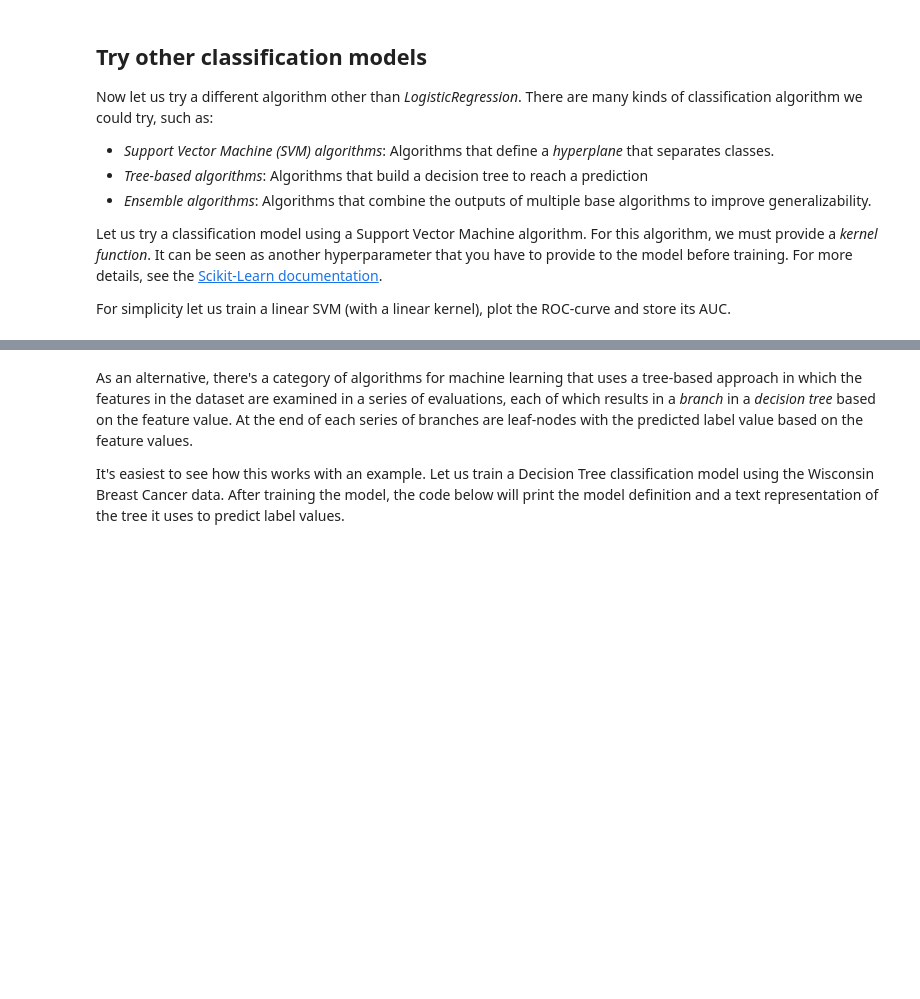
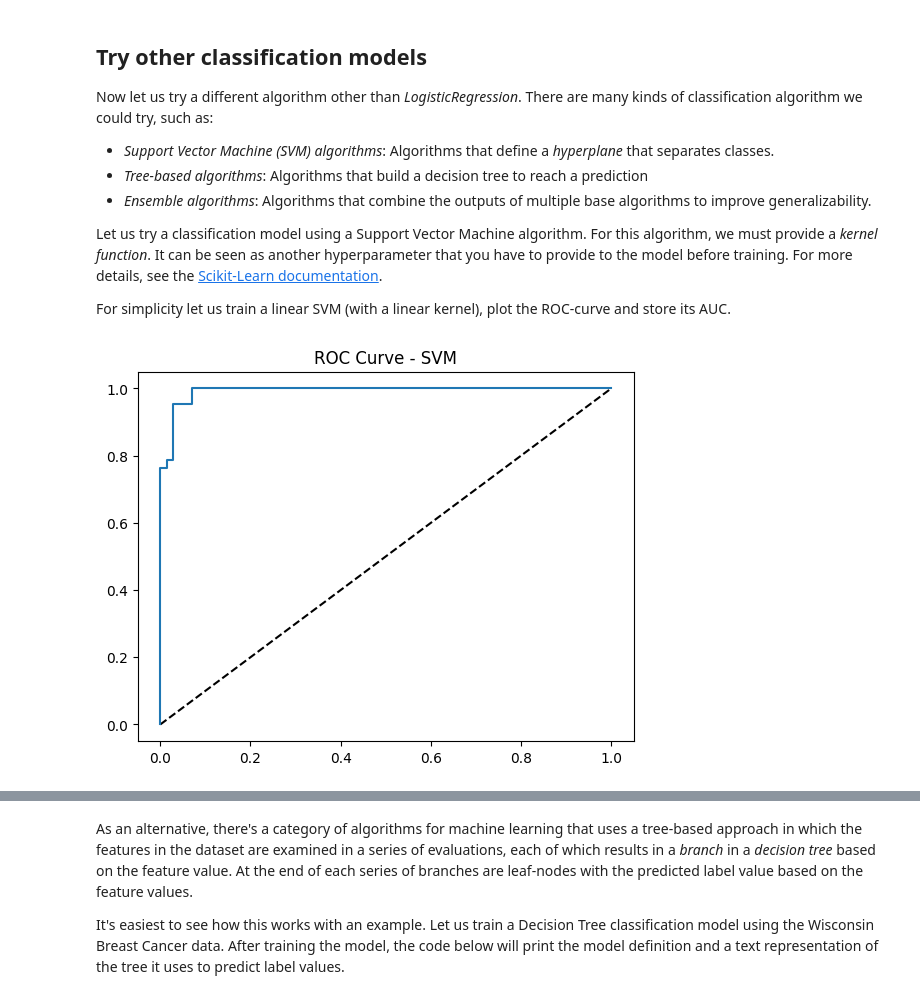
Before and after one commit to TarekAeb/Ensia, a Jupyter notebook: S6/ML/Labs/Lab1/W_1_Lab_1_Classification.ipynb, the cells around one changed output, grey strips where cells are left out. Cells and saved outputs as stored; diff of their text form; code cells hidden in the pictures; blank space fills up the shorter version.

```diff
--- a/S6/ML/Labs/Lab1/W_1_Lab_1_Classification.ipynb
+++ b/S6/ML/Labs/Lab1/W_1_Lab_1_Classification.ipynb
@@ -307,0 +428,13 @@ Compare the AUC of both splits sets you obtained and drive your conclusion about
+# %%
+from sklearn.linear_model import LogisticRegression
+from sklearn.metrics import roc_curve, roc_auc_score, confusion_matrix, ConfusionMatrixDisplay
+
+model_log = LogisticRegression(solver="liblinear").fit(X_train, y_train)
+
+y_prob_log = model_log.predict_proba(X_test)[:, 1]
+
+y_test_numeric = y_test.map({"M": 1, "B": 0})
+
+auc_log = roc_auc_score(y_test_numeric, y_prob_log)
+metrics = pd.DataFrame({'AUC': [auc_log]}, index=["Logistic Regression"])
+print(metrics)
@@ -318,29 +454,24 @@ Let us try a classification model using a Support Vector Machine algorithm. For
 
 For simplicity let us train a linear SVM (with a linear kernel), plot the ROC-curve and store its AUC.
 # %%
-from sklearn.svm import LinearSVC
+from sklearn.svm import SVC
 
+# train a linear SVM model with probability enabled for ROC curve
+model_svm = SVC(kernel='linear', probability=True).fit(X_train, y_train)
 
-# train a linear SVM model on the training set
+y_prob_svm = model_svm.predict_proba(X_test)[:, 1]
+auc_svm = roc_auc_score(y_test_numeric, y_prob_svm)
 
-model = ## TO DO  ...
-
-print(model)
-
-# Calculate AUC and store
-
-## TO DO ...
-
+metrics.loc["Linear SVM"] = auc_svm
 
 # Plot ROC
-fpr, tpr, thresholds = roc_curve(y_test2, y_prob)
-fig = plt.figure(figsize=(6, 6))
+fpr, tpr, thresholds = roc_curve(y_test_numeric, y_prob_svm)
 plt.plot([0, 1], [0, 1], 'k--')
-plt.plot(fpr, tpr)
-plt.xlabel('False Positive Rate')
-plt.ylabel('True Positive Rate')
-plt.title('ROC Curve -- LinearSVC')
+plt.plot(fpr, tpr, label='SVM')
+plt.title('ROC Curve - SVM')
 plt.show()
+# %% [output]
+[figure, added]
 # %%
 # Concatinate AUCs
 m = pd.Series([auc])
```
Also changed, not shown: parts of 34 cells of this notebook, 5 other files.
